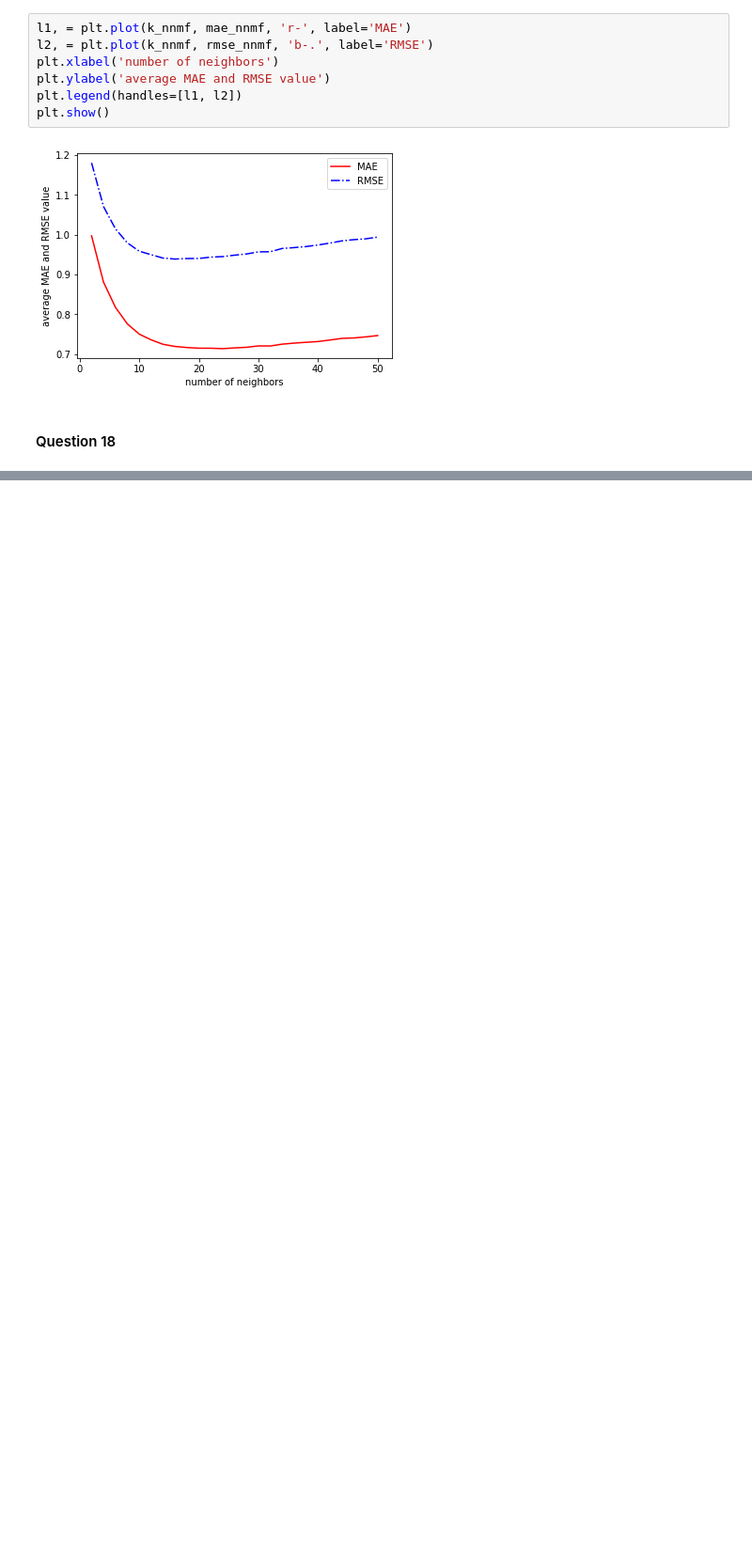
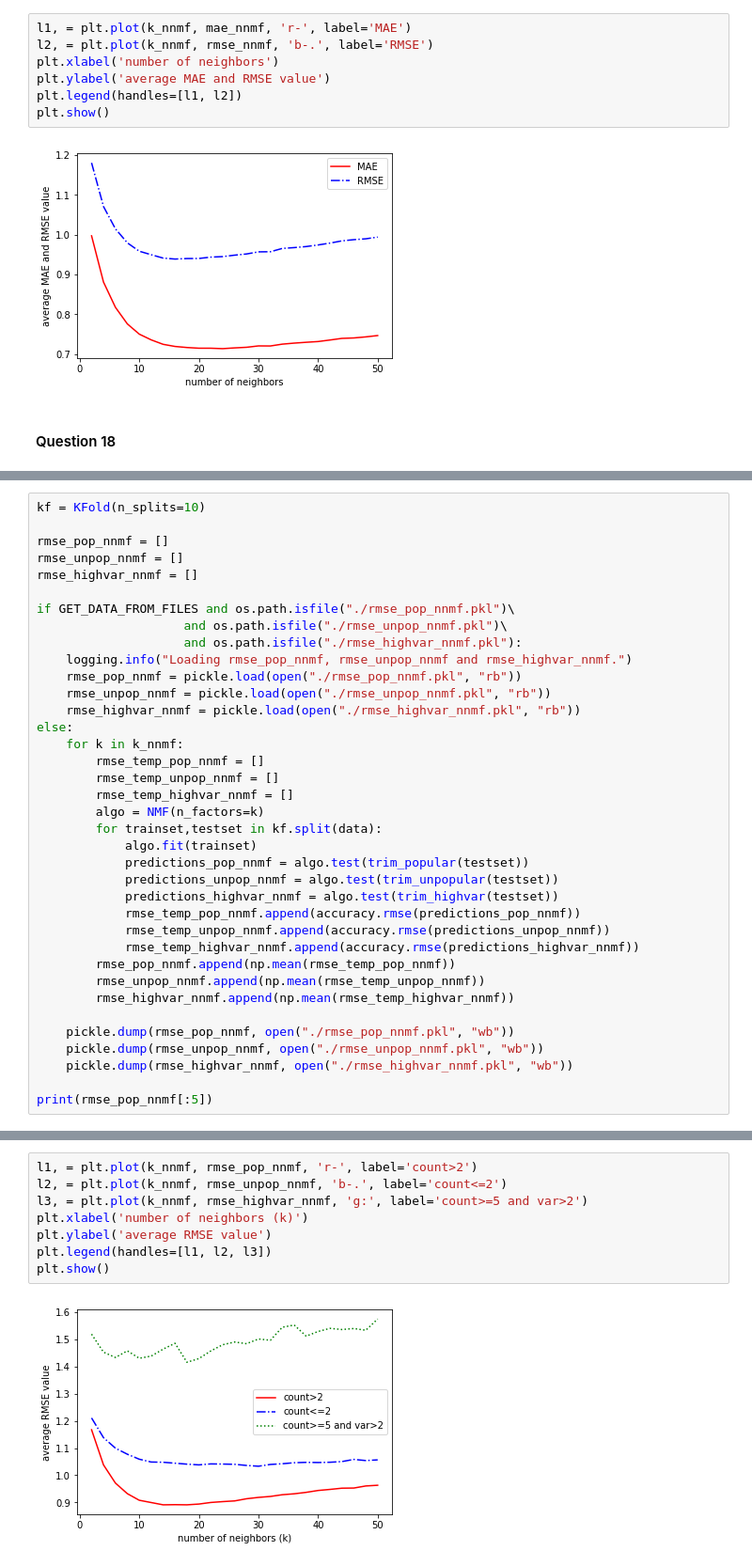
Before and after one commit to popo0293/EE219Project3, a Jupyter notebook: Project3.ipynb, the cells around one changed output, grey strips where cells are left out. Shown at 94% size. Cells and saved outputs as stored; diff of their text form; blank space fills up the shorter version.

```diff
--- a/Project3.ipynb
+++ b/Project3.ipynb
@@ -418,0 +433,37 @@ k_nnmf[np.argsort(rmse_nnmf)[0]]
+# %%
+kf = KFold(n_splits=10)
+
+rmse_pop_nnmf = []
+rmse_unpop_nnmf = []
+rmse_highvar_nnmf = []
+
+if GET_DATA_FROM_FILES and os.path.isfile("./rmse_pop_nnmf.pkl")\
+                    and os.path.isfile("./rmse_unpop_nnmf.pkl")\
+                    and os.path.isfile("./rmse_highvar_nnmf.pkl"):
+    logging.info("Loading rmse_pop_nnmf, rmse_unpop_nnmf and rmse_highvar_nnmf.")
+    rmse_pop_nnmf = pickle.load(open("./rmse_pop_nnmf.pkl", "rb"))
+    rmse_unpop_nnmf = pickle.load(open("./rmse_unpop_nnmf.pkl", "rb"))
+    rmse_highvar_nnmf = pickle.load(open("./rmse_highvar_nnmf.pkl", "rb"))
+else:
+    for k in k_nnmf:
+        rmse_temp_pop_nnmf = []
+        rmse_temp_unpop_nnmf = []
+        rmse_temp_highvar_nnmf = []
+        algo = NMF(n_factors=k)
+        for trainset,testset in kf.split(data):
+            algo.fit(trainset)
+            predictions_pop_nnmf = algo.test(trim_popular(testset))
+            predictions_unpop_nnmf = algo.test(trim_unpopular(testset))
+            predictions_highvar_nnmf = algo.test(trim_highvar(testset))
+            rmse_temp_pop_nnmf.append(accuracy.rmse(predictions_pop_nnmf))
+            rmse_temp_unpop_nnmf.append(accuracy.rmse(predictions_unpop_nnmf))
+            rmse_temp_highvar_nnmf.append(accuracy.rmse(predictions_highvar_nnmf))
+        rmse_pop_nnmf.append(np.mean(rmse_temp_pop_nnmf))
+        rmse_unpop_nnmf.append(np.mean(rmse_temp_unpop_nnmf))
+        rmse_highvar_nnmf.append(np.mean(rmse_temp_highvar_nnmf))
+
+    pickle.dump(rmse_pop_nnmf, open("./rmse_pop_nnmf.pkl", "wb"))
+    pickle.dump(rmse_unpop_nnmf, open("./rmse_unpop_nnmf.pkl", "wb"))
+    pickle.dump(rmse_highvar_nnmf, open("./rmse_highvar_nnmf.pkl", "wb"))
+
+print(rmse_pop_nnmf[:5])
@@ -418,0 +488,10 @@ k_nnmf[np.argsort(rmse_nnmf)[0]]
+# %%
+l1, = plt.plot(k_nnmf, rmse_pop_nnmf, 'r-', label='count>2')
+l2, = plt.plot(k_nnmf, rmse_unpop_nnmf, 'b-.', label='count<=2')
+l3, = plt.plot(k_nnmf, rmse_highvar_nnmf, 'g:', label='count>=5 and var>2')
+plt.xlabel('number of neighbors (k)')
+plt.ylabel('average RMSE value')
+plt.legend(handles=[l1, l2, l3])
+plt.show()
+# %% [output]
+[figure, added]
```
Also changed, not shown: parts of 14 cells of this notebook, 4 other files.
